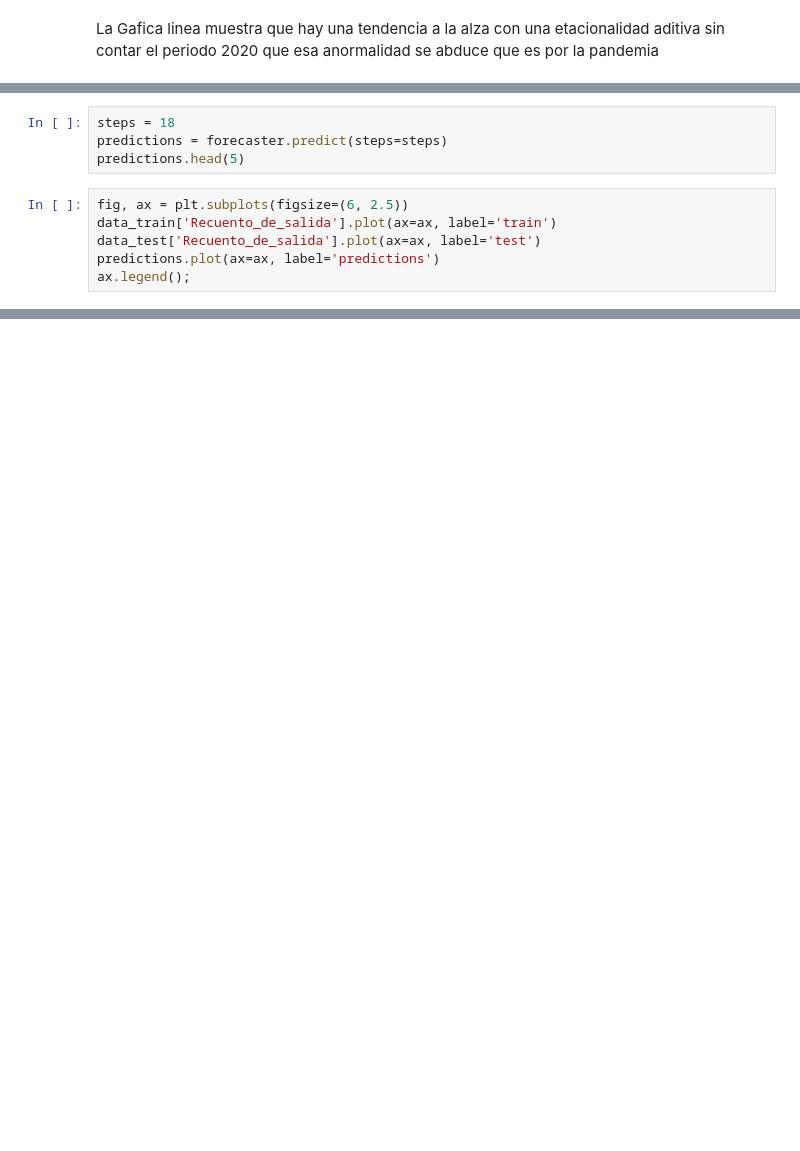
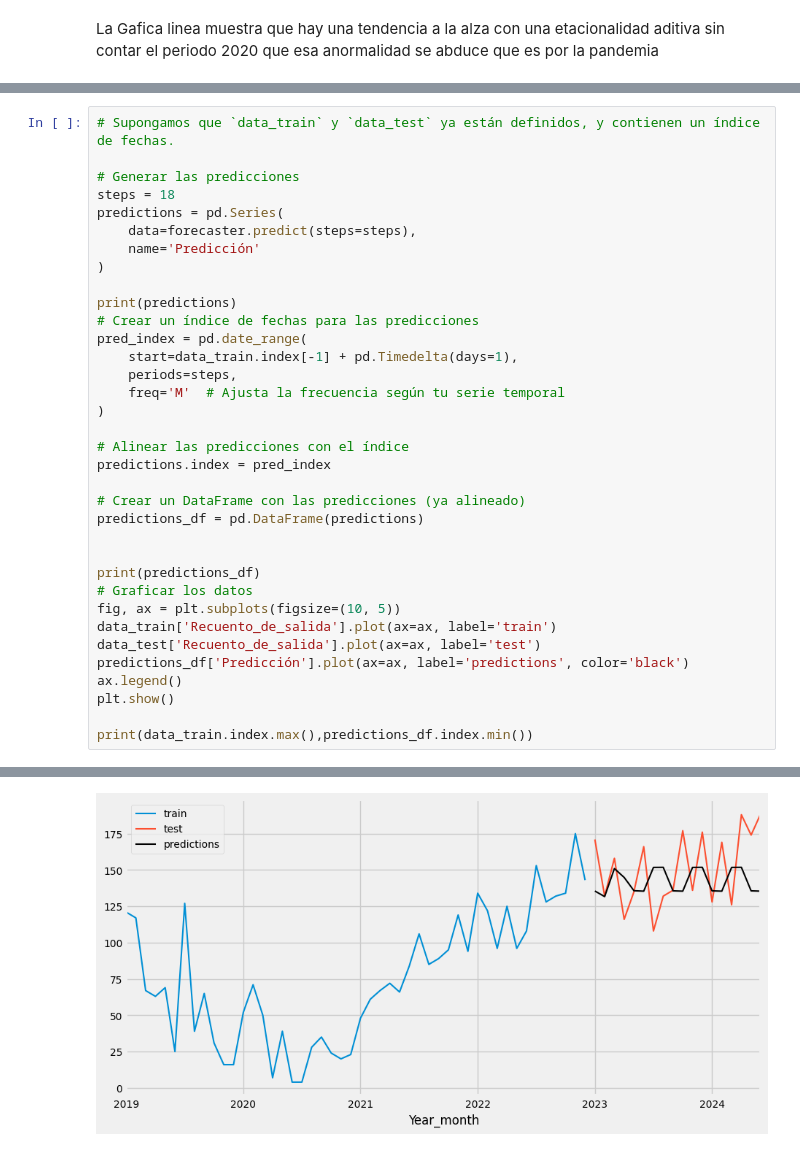
Before and after one commit to gabomartinez801/Forecasting_unitec_proyect, a Jupyter notebook: Script_01.ipynb, the cells around one changed output, grey strips where cells are left out. Drawn from its saved outputs; the diff is of its cells as text; blank space fills up the shorter version.

```diff
--- a/Script_01.ipynb
+++ b/Script_01.ipynb
@@ -121,10 +183,36 @@ forecaster
-# %%
-steps = 18
-predictions = forecaster.predict(steps=steps)
-predictions.head(5)
-# %%
-fig, ax = plt.subplots(figsize=(6, 2.5))
-data_train['Recuento_de_salida'].plot(ax=ax, label='train')
-data_test['Recuento_de_salida'].plot(ax=ax, label='test')
-predictions.plot(ax=ax, label='predictions')
-ax.legend();
+# %%
+# Supongamos que `data_train` y `data_test` ya están definidos, y contienen un índice de fechas.
+
+# Generar las predicciones
+steps = 18
+predictions = pd.Series(
+    data=forecaster.predict(steps=steps),
+    name='Predicción'
+)
+
+print(predictions)
+# Crear un índice de fechas para las predicciones
+pred_index = pd.date_range(
+    start=data_train.index[-1] + pd.Timedelta(days=1),
+    periods=steps,
+    freq='M'  # Ajusta la frecuencia según tu serie temporal
+)
+
+# Alinear las predicciones con el índice
+predictions.index = pred_index
+
+# Crear un DataFrame con las predicciones (ya alineado)
+predictions_df = pd.DataFrame(predictions)
+
+
+print(predictions_df)
+# Graficar los datos
+fig, ax = plt.subplots(figsize=(10, 5))
+data_train['Recuento_de_salida'].plot(ax=ax, label='train')
+data_test['Recuento_de_salida'].plot(ax=ax, label='test')
+predictions_df['Predicción'].plot(ax=ax, label='predictions', color='black')
+ax.legend()
+plt.show()
+
+print(data_train.index.max(),predictions_df.index.min())
+# %% [output]
@@ -130,0 +236 @@ ax.legend();
+[figure, added]
```
Also changed, not shown: parts of 7 cells of this notebook.
